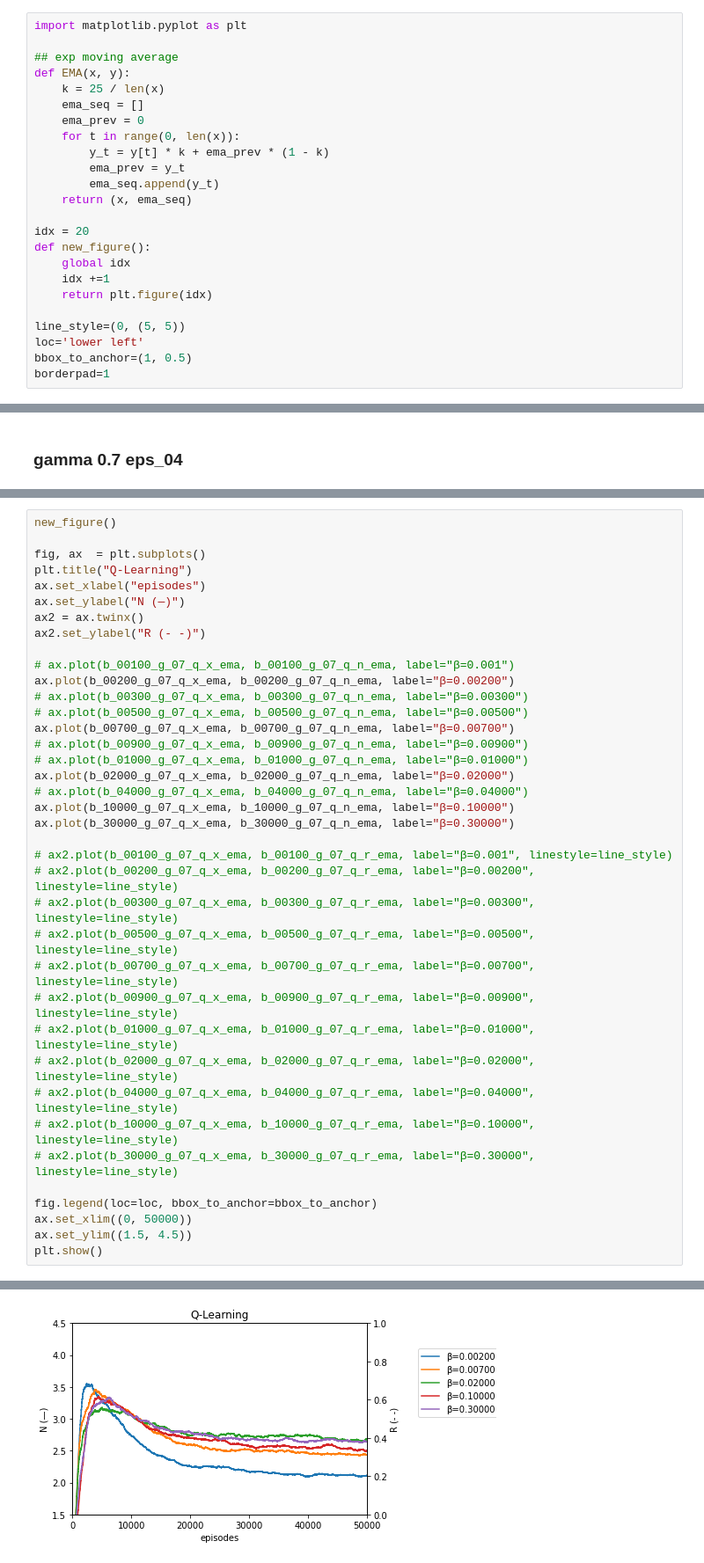
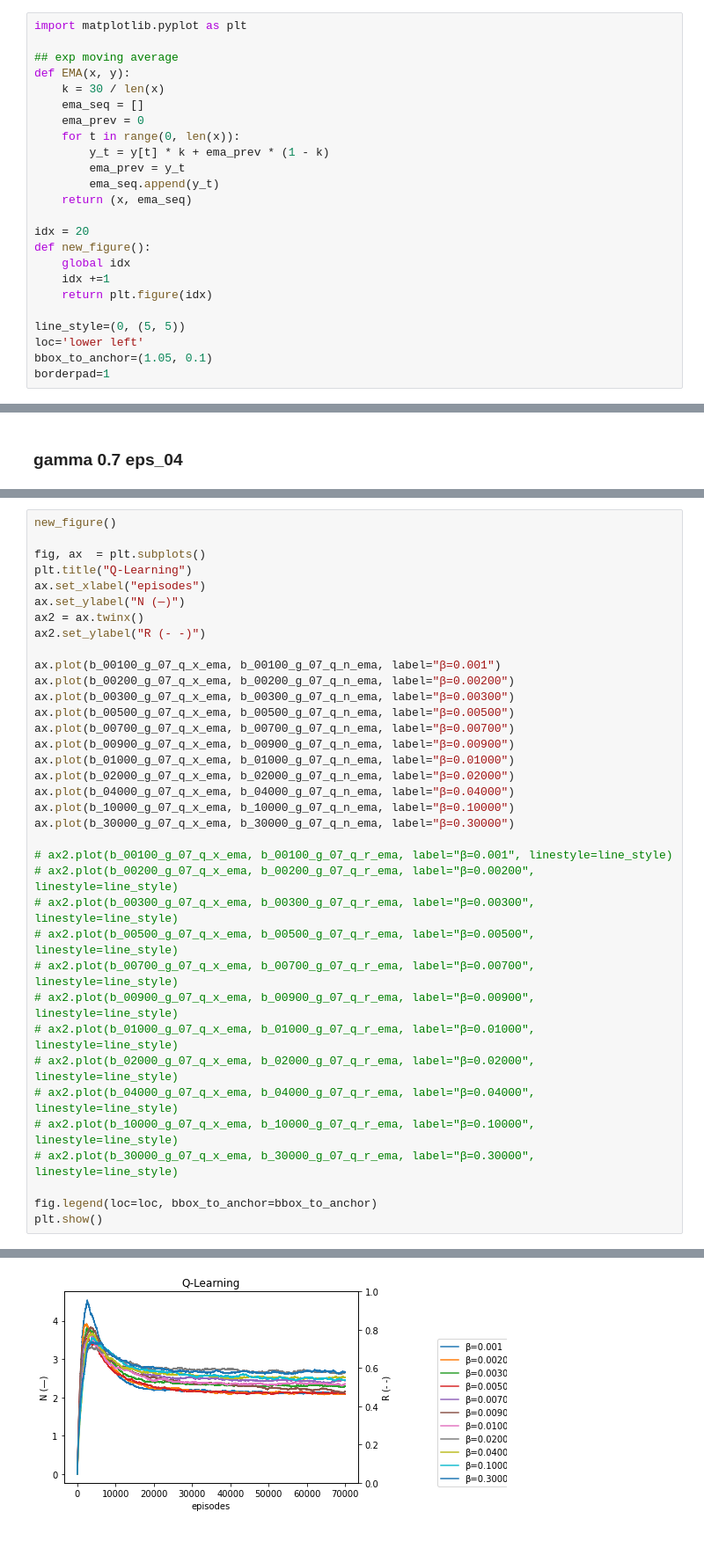
Before and after one commit to JunTu-XD/RL-Checkmate, a Jupyter notebook: data/plotting2.ipynb, the cells around one changed output, grey strips where cells are left out. Shown: that part at 88% size. Saved outputs shown, nothing was run; the diff lists cells and outputs as text.

```diff
--- a/data/plotting2.ipynb
+++ b/data/plotting2.ipynb
@@ -3,7 +3,7 @@ import matplotlib.pyplot as plt
 
 ## exp moving average
 def EMA(x, y):
-    k = 25 / len(x)
+    k = 30 / len(x)
     ema_seq = []
     ema_prev = 0
     for t in range(0, len(x)):
@@ -20,7 +20,7 @@ def new_figure():
 
 line_style=(0, (5, 5))
 loc='lower left'
-bbox_to_anchor=(1, 0.5)
+bbox_to_anchor=(1.05, 0.1)
 borderpad=1
 # %%
 ## beta = 0.00005
@@ -313,39 +324,37 @@ new_figure()
 
 fig, ax  = plt.subplots()
 plt.title("Q-Learning")
 ax.set_xlabel("episodes")
 ax.set_ylabel("N (—)")
 ax2 = ax.twinx()
 ax2.set_ylabel("R (- -)")
 
-# ax.plot(b_00100_g_07_q_x_ema, b_00100_g_07_q_n_ema, label="β=0.001")
+ax.plot(b_00100_g_07_q_x_ema, b_00100_g_07_q_n_ema, label="β=0.001")
 ax.plot(b_00200_g_07_q_x_ema, b_00200_g_07_q_n_ema, label="β=0.00200")
-# ax.plot(b_00300_g_07_q_x_ema, b_00300_g_07_q_n_ema, label="β=0.00300")
-# ax.plot(b_00500_g_07_q_x_ema, b_00500_g_07_q_n_ema, label="β=0.00500")
+ax.plot(b_00300_g_07_q_x_ema, b_00300_g_07_q_n_ema, label="β=0.00300")
+ax.plot(b_00500_g_07_q_x_ema, b_00500_g_07_q_n_ema, label="β=0.00500")
 ax.plot(b_00700_g_07_q_x_ema, b_00700_g_07_q_n_ema, label="β=0.00700")
-# ax.plot(b_00900_g_07_q_x_ema, b_00900_g_07_q_n_ema, label="β=0.00900")
-# ax.plot(b_01000_g_07_q_x_ema, b_01000_g_07_q_n_ema, label="β=0.01000")
+ax.plot(b_00900_g_07_q_x_ema, b_00900_g_07_q_n_ema, label="β=0.00900")
+ax.plot(b_01000_g_07_q_x_ema, b_01000_g_07_q_n_ema, label="β=0.01000")
 ax.plot(b_02000_g_07_q_x_ema, b_02000_g_07_q_n_ema, label="β=0.02000")
-# ax.plot(b_04000_g_07_q_x_ema, b_04000_g_07_q_n_ema, label="β=0.04000")
+ax.plot(b_04000_g_07_q_x_ema, b_04000_g_07_q_n_ema, label="β=0.04000")
 ax.plot(b_10000_g_07_q_x_ema, b_10000_g_07_q_n_ema, label="β=0.10000")
 ax.plot(b_30000_g_07_q_x_ema, b_30000_g_07_q_n_ema, label="β=0.30000")
 
 # ax2.plot(b_00100_g_07_q_x_ema, b_00100_g_07_q_r_ema, label="β=0.001", linestyle=line_style)
 # ax2.plot(b_00200_g_07_q_x_ema, b_00200_g_07_q_r_ema, label="β=0.00200", linestyle=line_style)
 # ax2.plot(b_00300_g_07_q_x_ema, b_00300_g_07_q_r_ema, label="β=0.00300", linestyle=line_style)
 # ax2.plot(b_00500_g_07_q_x_ema, b_00500_g_07_q_r_ema, label="β=0.00500", linestyle=line_style)
 # ax2.plot(b_00700_g_07_q_x_ema, b_00700_g_07_q_r_ema, label="β=0.00700", linestyle=line_style)
 # ax2.plot(b_00900_g_07_q_x_ema, b_00900_g_07_q_r_ema, label="β=0.00900", linestyle=line_style)
 # ax2.plot(b_01000_g_07_q_x_ema, b_01000_g_07_q_r_ema, label="β=0.01000", linestyle=line_style)
 # ax2.plot(b_02000_g_07_q_x_ema, b_02000_g_07_q_r_ema, label="β=0.02000", linestyle=line_style)
 # ax2.plot(b_04000_g_07_q_x_ema, b_04000_g_07_q_r_ema, label="β=0.04000", linestyle=line_style)
 # ax2.plot(b_10000_g_07_q_x_ema, b_10000_g_07_q_r_ema, label="β=0.10000", linestyle=line_style)
 # ax2.plot(b_30000_g_07_q_x_ema, b_30000_g_07_q_r_ema, label="β=0.30000", linestyle=line_style)
 
 fig.legend(loc=loc, bbox_to_anchor=bbox_to_anchor)
-ax.set_xlim((0, 50000))
-ax.set_ylim((1.5, 4.5))
 plt.show()
 # %% [output]
 <Figure size 432x288 with 0 Axes>
-[figure, old version]
+[figure, new version]
```
Also changed, not shown: parts of 5 cells of this notebook.
